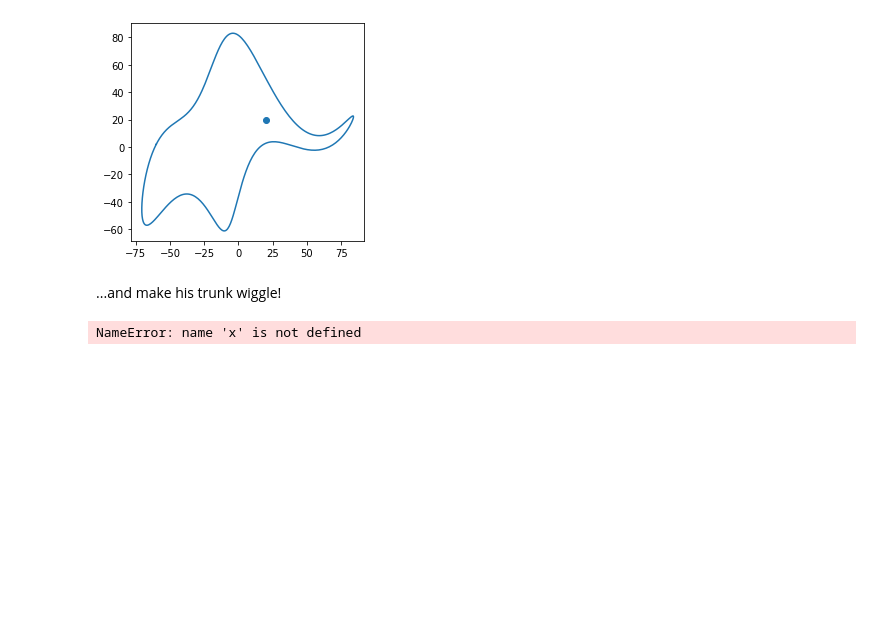
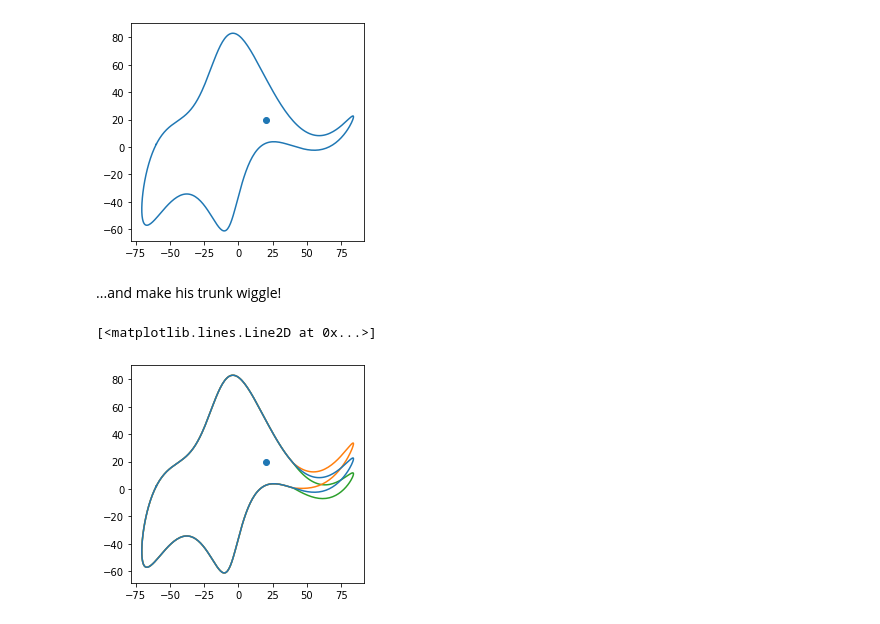
Before and after one commit to rootmemo/pyrootmemo, a Jupyter notebook: sbee2025/notebook_elephant.ipynb, the cells around one changed output. Cells and saved outputs as stored; diff of their text form; code cells hidden in the pictures; blank space fills up the shorter version.

```diff
--- a/sbee2025/notebook_elephant.ipynb
+++ b/sbee2025/notebook_elephant.ipynb
@@ -48,21 +48,22 @@ ax.set_aspect('equal', 'box')
 # %%
 # trunk coordinates at various amounts of 'wiggle'
 x_outline_trunk_down_2 = x_outline.copy()
-x_outline_trunjk_up = x_outline.copy()
+x_outline_trunk_up = x_outline.copy()
 x_outline_trunk_down_2[y_outline > p5.real] = (
     x_outline_trunk_down_2[y_outline > p5.real]
     - 0.25 * (y_outline[y_outline > p5.real] - p5.real)
     )
-x_outline_trunjk_up[y_outline > p5.real] = (
-    x_outline_trunjk_up[y_outline > p5.real]
+x_outline_trunk_up[y_outline > p5.real] = (
+    x_outline_trunk_up[y_outline > p5.real]
     + 0.25 * (y_outline[y_outline > p5.real] - p5.real)
     )
 # plot wiggly trunk
 fig2, ax2 = plt.subplots()
 ax2.scatter(x_eye, y_eye)
 ax2.set_aspect('equal', 'box')
 ax2.plot(y_outline, -x_outline)
 ax2.plot(y_outline, -x_outline_trunk_down_2, zorder = -1)
-ax2.plot(y_outline, -x_outline_trunjk_up, zorder = -2)
+ax2.plot(y_outline, -x_outline_trunk_up, zorder = -2)
 # %% [output]
-NameError: name 'x' is not defined
+[<matplotlib.lines.Line2D at 0x...>]
+[figure, added]
```
Also changed, not shown: 3 other files.
